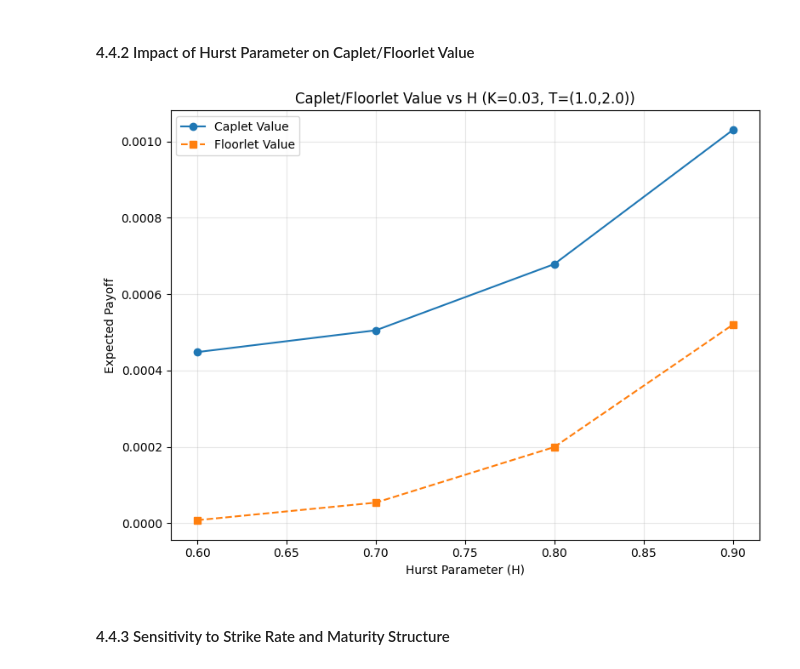
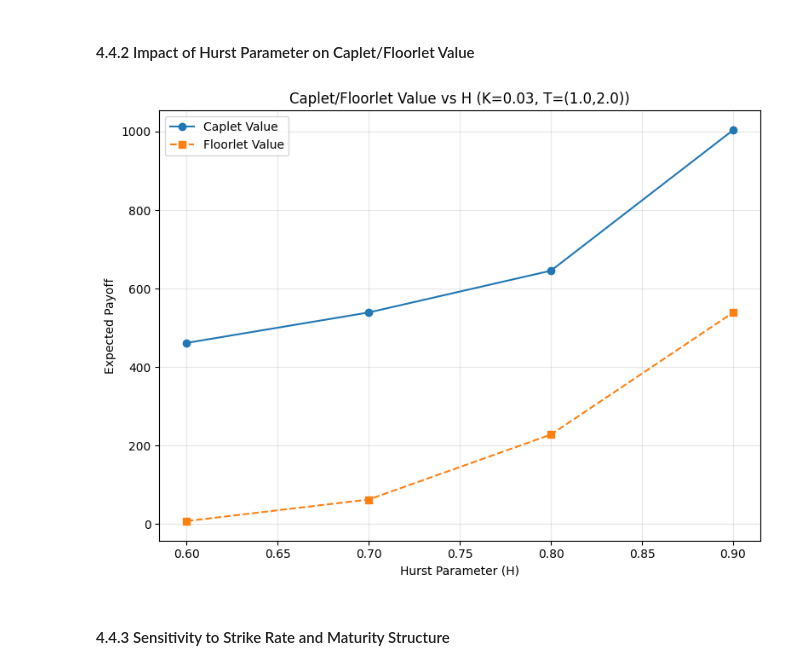
Before and after one commit to katieli0828/Dissertation, a Jupyter notebook: CH4_derivative_pricing.ipynb, the cells around one changed output. Saved outputs shown, nothing was run; the diff lists cells and outputs as text; code cells hidden in the pictures.

```diff
--- a/CH4_derivative_pricing.ipynb
+++ b/CH4_derivative_pricing.ipynb
@@ -1172,36 +1172,36 @@ alpha, mu, sigma, r0 = 0.5, 0.03, 0.2, 0.03
 model = TheoreticalCapFloorFramework(alpha, mu, sigma, r0)
 
 H_list = [0.6, 0.7, 0.8, 0.9]
 K = 0.03
 T_fixing = 1.0
 T_settlement = 2.0
 tau_i = T_settlement - T_fixing
 M = 1000
 
 caplet_means = []
 floorlet_means = []
 
 for H in H_list:
     r_paths, dt = model.simulate_rate_paths(M, T=T_settlement, H=H)
     L_i = model.compute_forward_rate(r_paths, dt, T_fixing, T_settlement)
-    caplet = model.theoretical_caplet_payoff(L_i, K, N=1, tau_i=tau_i)
-    floorlet = model.theoretical_floorlet_payoff(L_i, K, N=1, tau_i=tau_i)
+    caplet = model.theoretical_caplet_payoff(L_i, K, N=1000000, tau_i=tau_i)
+    floorlet = model.theoretical_floorlet_payoff(L_i, K, N=1000000, tau_i=tau_i)
     caplet_means.append(np.mean(caplet))
     floorlet_means.append(np.mean(floorlet))
 
 # === Plot ===
 plt.figure(figsize=(8, 6))
 plt.plot(H_list, caplet_means, 'o-', label='Caplet Value')
 plt.plot(H_list, floorlet_means, 's--', label='Floorlet Value')
 plt.xlabel("Hurst Parameter (H)")
 plt.ylabel("Expected Payoff")
 plt.title(f"Caplet/Floorlet Value vs H (K={K}, T=({T_fixing},{T_settlement}))")
 plt.grid(True, alpha=0.3)
 plt.legend()
 plt.tight_layout()
 plt.show()
 # %% [output]
-[figure, old version]
+[figure, new version]
 # %% [markdown]
 #### 4.4.3 Sensitivity to Strike Rate and Maturity Structure
 # %%
```
Also changed, not shown: parts of 1 cell of this notebook.
